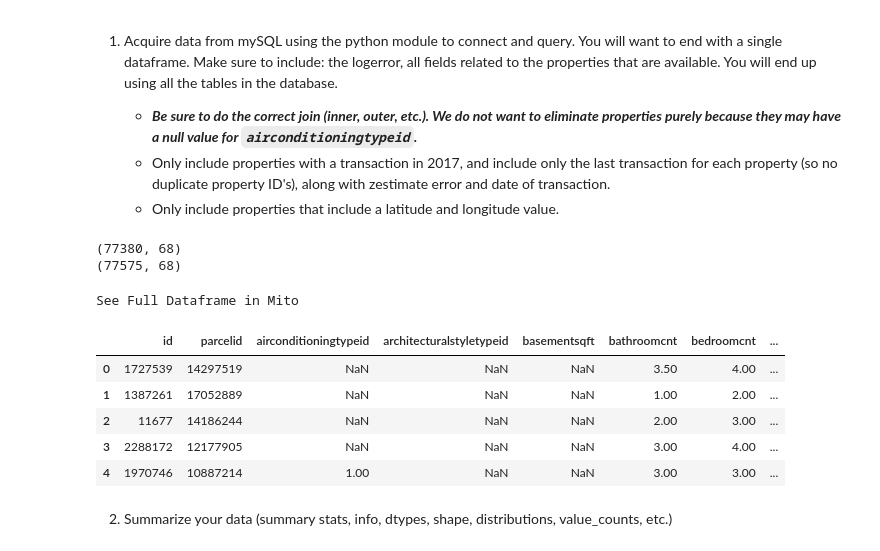
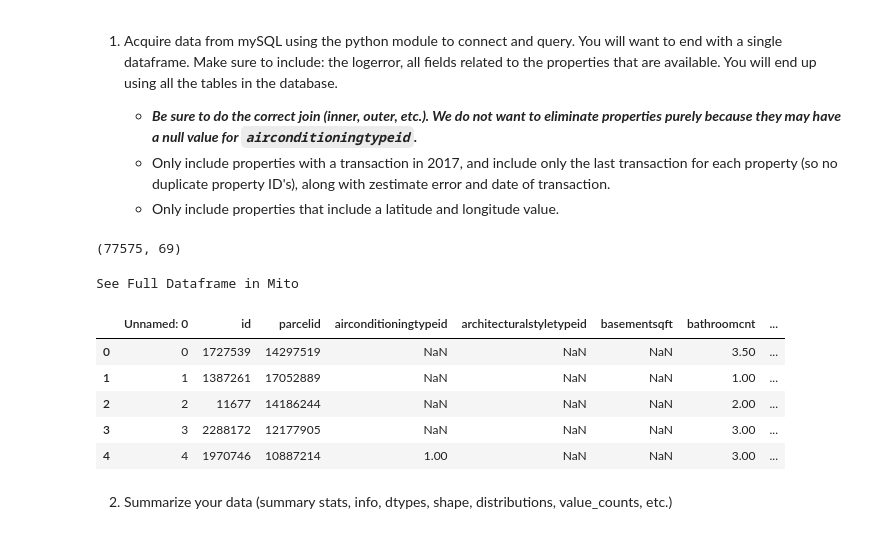
Before and after one commit to Jared-Godar/clustering-exercises, a Jupyter notebook: wrangle-exercises.ipynb, the cells around one changed output. Saved outputs shown, nothing was run; the diff lists cells and outputs as text; code cells hidden in the pictures.

```diff
--- a/wrangle-exercises.ipynb
+++ b/wrangle-exercises.ipynb
@@ -157,16 +158,17 @@ zillow2 = acquire_cache_zillow2()
+# %%
+df = pd.read_csv('zillow2.csv')
 # %%
-print(zillow.shape)
-print(zillow2.shape)
+#print(zillow.shape)
+print(df.shape)
 # %% [output]
-(77380, 68)
-(77575, 68)
+(77575, 69)
 # %%
-zillow.head()
+df.head()
 # %% [output]
 See Full Dataframe in Mito
-|  | id | parcelid | airconditioningtypeid | architecturalstyletypeid | basementsqft | bathroomcnt | bedroomcnt | ... |
-| 0 | 1727539 | 14297519 | NaN | NaN | NaN | 3.50 | 4.00 | ... |
-| 1 | 1387261 | 17052889 | NaN | NaN | NaN | 1.00 | 2.00 | ... |
-| 2 | 11677 | 14186244 | NaN | NaN | NaN | 2.00 | 3.00 | ... |
-| 3 | 2288172 | 12177905 | NaN | NaN | NaN | 3.00 | 4.00 | ... |
-| 4 | 1970746 | 10887214 | 1.00 | NaN | NaN | 3.00 | 3.00 | ... |
+|  | Unnamed: 0 | id | parcelid | airconditioningtypeid | architecturalstyletypeid | basementsqft | bathroomcnt | ... |
+| 0 | 0 | 1727539 | 14297519 | NaN | NaN | NaN | 3.50 | ... |
+| 1 | 1 | 1387261 | 17052889 | NaN | NaN | NaN | 1.00 | ... |
+| 2 | 2 | 11677 | 14186244 | NaN | NaN | NaN | 2.00 | ... |
+| 3 | 3 | 2288172 | 12177905 | NaN | NaN | NaN | 3.00 | ... |
+| 4 | 4 | 1970746 | 10887214 | 1.00 | NaN | NaN | 3.00 | ... |
```
Also changed, not shown: parts of 107 cells of this notebook.
